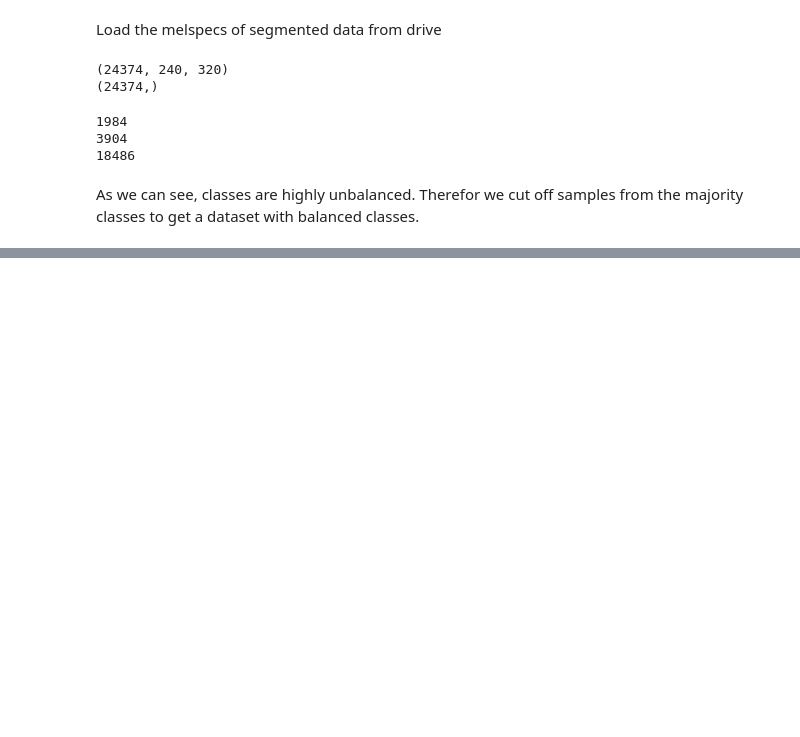
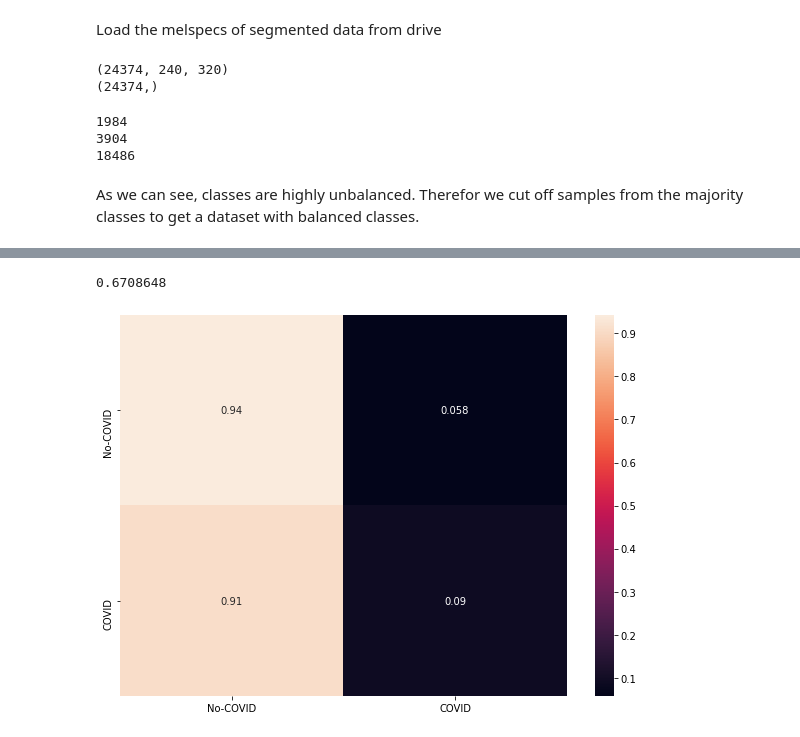
Before and after one commit to codingfabi/COUGHVID, a Jupyter notebook: Evaluation.ipynb, the cells around one changed output, grey strips where cells are left out. Cells and saved outputs as stored; diff of their text form; code cells hidden in the pictures; blank space fills up the shorter version.

Commit message:
train SVM and binary classifier

```diff
--- a/Evaluation.ipynb
+++ b/Evaluation.ipynb
@@ -432,0 +472,6 @@ plotConfusionMatrix(labellist, matrix)
+# %%
+dtlbc = DTLBC()
+opt = tf.keras.optimizers.Adam(learning_rate=lr_schedule)
+dtlbc.compile(optimizer=opt,loss='categorical_crossentropy',metrics=['acc'])
+# %%
+history = dtlbc.fit(X_train,y_train, epochs=250, batch_size=128, validation_data=(X_test,y_test))
@@ -432,0 +496,15 @@ plotConfusionMatrix(labellist, matrix)
+# %%
+m = tf.keras.metrics.Accuracy()
+# %%
+accuracy, predictions = evaluateAccuracy(X_test, y_test, m, dtlbc)
+# %%
+print(accuracy)
+# %% [output]
+0.6708648
+# %%
+matrix = confusion_matrix(np.argmax(y_test, axis=1), np.argmax(predictions, axis=1))
+matrix = matrix/matrix.sum(axis=1)[:, np.newaxis]
+labellist = ['No-COVID', 'COVID']
+plotConfusionMatrix(labellist, matrix)
+# %% [output]
+[figure, added]
```
Also changed, not shown: parts of 37 cells of this notebook.
